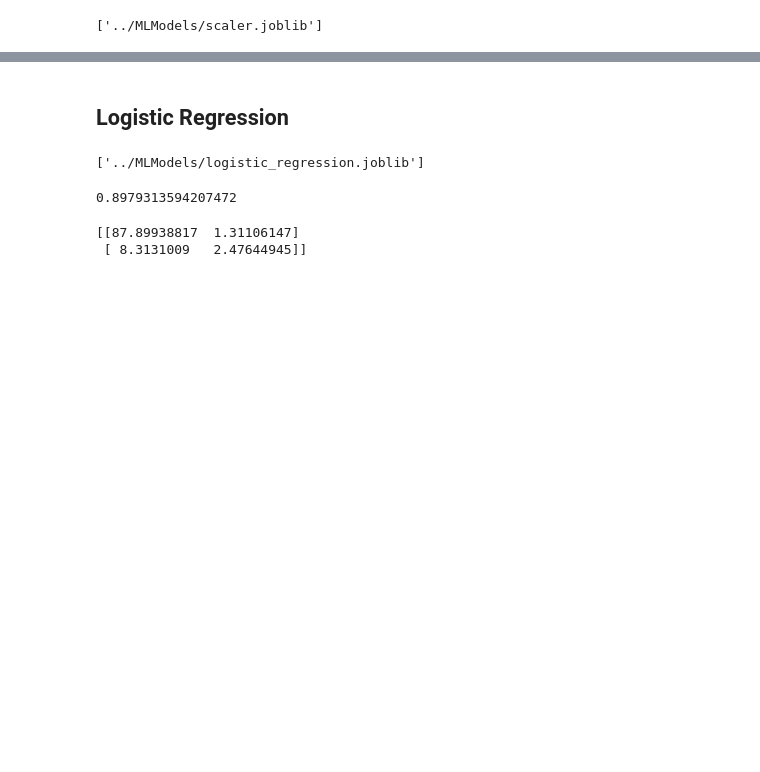
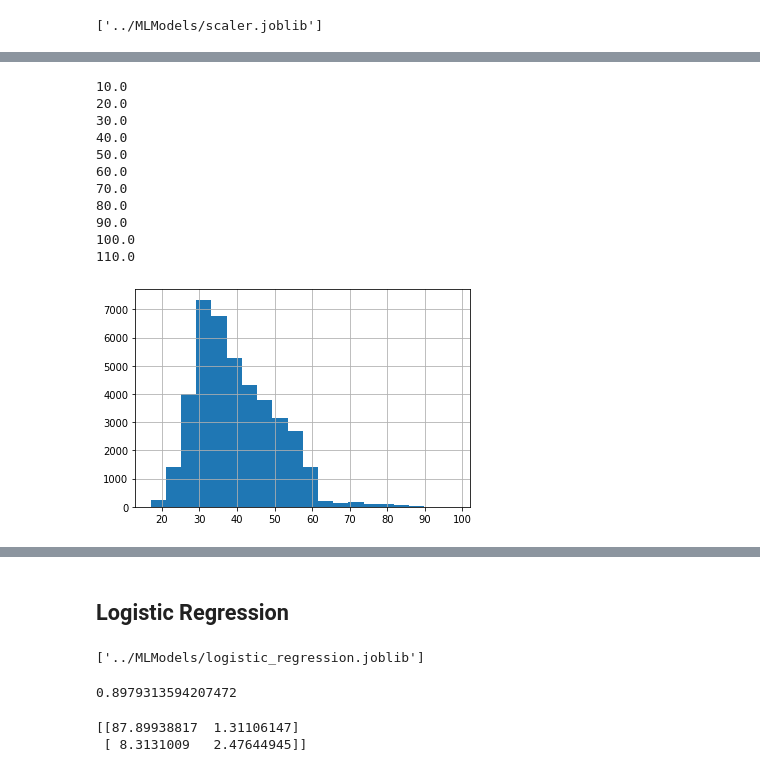
Before and after one commit to royhzq/bank-marketing, a Jupyter notebook: bankmarketing/notebooks/Models.ipynb, the cells around one changed output, grey strips where cells are left out. Cells and saved outputs as stored; diff of their text form; code cells hidden in the pictures; blank space fills up the shorter version.

Commit message:
- WIP: graphs

```diff
--- a/bankmarketing/notebooks/Models.ipynb
+++ b/bankmarketing/notebooks/Models.ipynb
@@ -35,3 +31,4 @@ array([0.90095485, 0.90077695, 0.89300745, 0.89899644, 0.90255746])
 # %%
 df = pd.read_csv('../data/bank-additional-full.csv', delimiter = ';')
+df['y_vals'] = df['y'].apply(lambda x: 1 if x=='yes' else 0)
 df.drop(columns='duration', inplace=True)
@@ -71,0 +123,15 @@ joblib.dump(scaler,  '../MLModels/scaler.joblib')
+# %%
+for i in df['age'].hist(bins=20).get_xticks(): print(i)
+# %% [output]
+10.0
+20.0
+30.0
+40.0
+50.0
+60.0
+70.0
+80.0
+90.0
+100.0
+110.0
+[figure, added]
```
Also changed, not shown: parts of 12 cells of this notebook, 9 other files.
